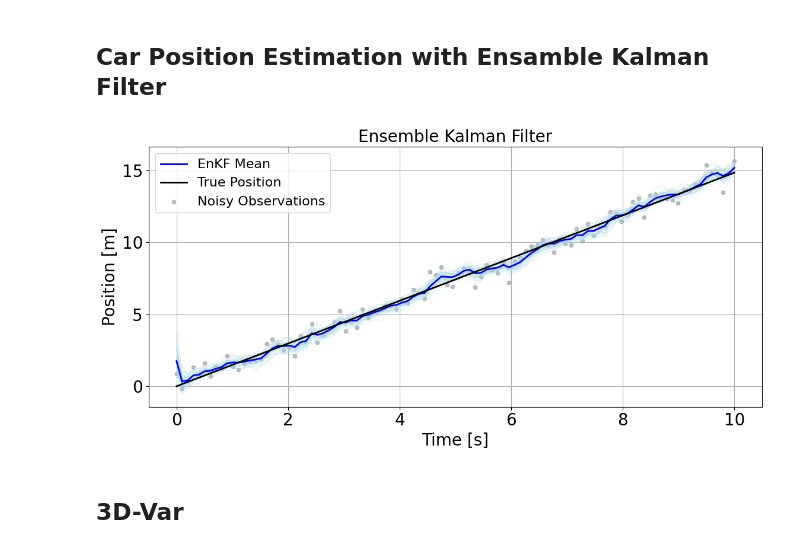
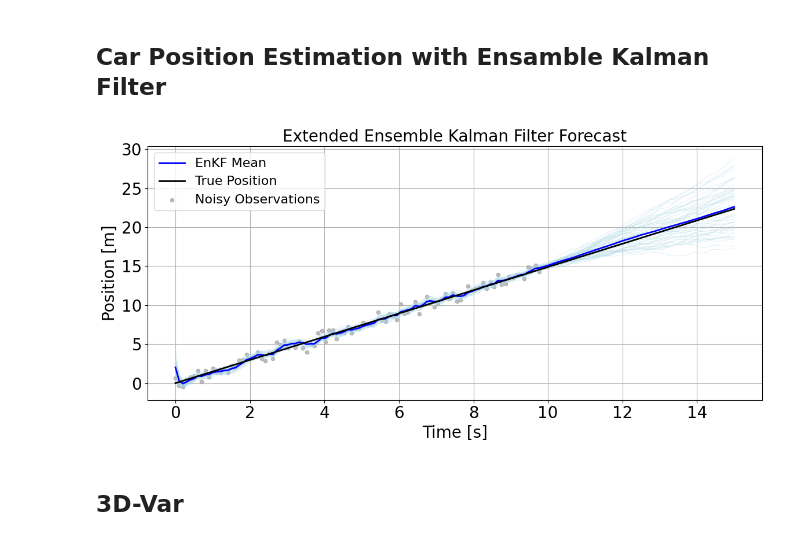
Before and after one commit to angelgvillatoro/bullville_M1, a Jupyter notebook: smart_sensing/car_position_DA.ipynb, the cells around one changed output. Saved outputs shown, nothing was run; the diff lists cells and outputs as text; code cells hidden in the pictures.

```diff
--- a/smart_sensing/car_position_DA.ipynb
+++ b/smart_sensing/car_position_DA.ipynb
@@ -61,18 +70,0 @@ y_obs = x_true[:, 0] + np.random.normal(0, pos_noise_std, size=steps)
-# %%
-# Initial guess with wrong initial condition
-x_model = np.zeros((steps, 2))
-x_model[0] = [2.0, 1.0]
-
-for k in range(1, steps):
-    x_model[k, 0] = x_model[k-1, 0] + dt * x_model[k-1, 1]
-    x_model[k, 1] = x_model[k-1, 1]
-# %%
-# Apply simple nudging
-alpha = 0.2
-x_adjusted = np.zeros_like(x_model)
-x_adjusted[0] = x_model[0]
-
-for k in range(1, steps):
-    dx = x_adjusted[k-1, 1] + alpha * (y_obs[k-1] - x_adjusted[k-1, 0])
-    x_adjusted[k, 0] = x_adjusted[k-1, 0] + dt * dx
-    x_adjusted[k, 1] = x_adjusted[k-1, 1]
@@ -355,21 +382,23 @@ import matplotlib.pyplot as plt
 # Parámetros
 dt = 0.1
 T = 10
+extra_steps = 50  # pasos adicionales tras la asimilación
 steps = int(T / dt)
-time = np.linspace(0, T, steps)
+total_steps = steps + extra_steps
+time = np.linspace(0, T + extra_steps * dt, total_steps)
 v_true = 1.5
 pos_noise_std = 0.5
 N = 50  # tamaño del ensemble
 
-# Estado verdadero
-x_true = np.zeros((steps, 2))
+# Estado verdadero extendido
+x_true = np.zeros((total_steps, 2))
 x_true[0] = [0, v_true]
-for k in range(1, steps):
+for k in range(1, total_steps):
     x_true[k, 0] = x_true[k-1, 0] + dt * x_true[k-1, 1]
     x_true[k, 1] = x_true[k-1, 1]
 
-# Observaciones
-y_obs = x_true[:, 0] + np.random.normal(0, pos_noise_std, steps)
+# Observaciones (solo durante asimilación)
+y_obs = x_true[:steps, 0] + np.random.normal(0, pos_noise_std, steps)
 
 # Modelo
 F = np.array([[1, dt], [0, 1]])
@@ -378,59 +407,60 @@ Q = np.array([[0.01, 0], [0, 0.01]])
 R = np.array([[pos_noise_std**2]])
 
 # Inicializar ensemble
-x_ens = np.zeros((steps, N, 2))
+x_ens = np.zeros((total_steps, N, 2))
 x_ens[0, :, 0] = 2.0 + np.random.normal(0, 1.0, N)
 x_ens[0, :, 1] = 1.0 + np.random.normal(0, 0.5, N)
 
-x_enkf_mean = np.zeros((steps, 2))
+x_enkf_mean = np.zeros((total_steps, 2))
 x_enkf_mean[0] = np.mean(x_ens[0], axis=0)
 
-# EnKF loop
-for k in range(1, steps):
-    # Predicción de cada miembro
+# EnKF loop con forecast extendido
+for k in range(1, total_steps):
+    # Predicción
     for i in range(N):
         noise = np.random.multivariate_normal([0, 0], Q)
         x_ens[k, i] = F @ x_ens[k-1, i] + noise
 
-    # Estadísticos
-    x_mean = np.mean(x_ens[k], axis=0)
-    X_prime = x_ens[k] - x_mean
-    P_f = (X_prime.T @ X_prime) / (N - 1)
+    if k < steps:
+        # Estadísticos
+        x_mean = np.mean(x_ens[k], axis=0)
+        X_prime = x_ens[k] - x_mean
+        P_f = (X_prime.T @ X_prime) / (N - 1)
 
-    # Observaciones perturbadas
-    y_perturbed = y_obs[k] + np.random.normal(0, pos_noise_std, N)
+        # Observaciones perturbadas
+        y_perturbed = y_obs[k] + np.random.normal(0, pos_noise_std, N)
 
-    # Actualización de cada miembro
-    for i in range(N):
-        Hx = H @ x_ens[k, i]
-        S = H @ P_f @ H.T + R
-        K = P_f @ H.T @ np.linalg.inv(S)
-        innovation = y_perturbed[i] - Hx
-        x_ens[k, i] += (K @ innovation).flatten()
+        # Actualización
+        for i in range(N):
+            Hx = H @ x_ens[k, i]
+            S = H @ P_f @ H.T + R
+            K = P_f @ H.T @ np.linalg.inv(S)
+            innovation = y_perturbed[i] - Hx
+            x_ens[k, i] += (K @ innovation).flatten()
 
     x_enkf_mean[k] = np.mean(x_ens[k], axis=0)
 
 # Gráfico
 plt.figure(figsize=(12, 6))
 
-# Miembros del ensemble
+# Todos los miembros del ensemble
 for i in range(N):
     plt.plot(time, x_ens[:, i, 0], color='lightblue', linewidth=0.5, alpha=0.5)
 
-# Media del ensemble y comparaciones
+# Resultados
 plt.plot(time, x_enkf_mean[:, 0], label='EnKF Mean', color='blue', linewidth=2)
 plt.plot(time, x_true[:, 0], label='True Position', color='black', linewidth=2)
-plt.scatter(time, y_obs, label='Noisy Observations', color='gray', s=20, alpha=0.5)
+plt.scatter(time[:steps], y_obs, label='Noisy Observations', color='gray', s=20, alpha=0.5)
 
 plt.xlabel('Time [s]', fontsize=20)
 plt.ylabel('Position [m]', fontsize=20)
-plt.title('Ensemble Kalman Filter', fontsize=20)
+plt.title('Extended Ensemble Kalman Filter Forecast', fontsize=20)
 plt.legend(fontsize=16)
 plt.grid(True)
 plt.tight_layout()
 plt.show()
 # %% [output]
-[figure, old version]
+[figure, new version]
 # %% [markdown]
 ## 3D-Var
 # %%
```
Also changed, not shown: parts of 12 cells of this notebook, 2 other files.
